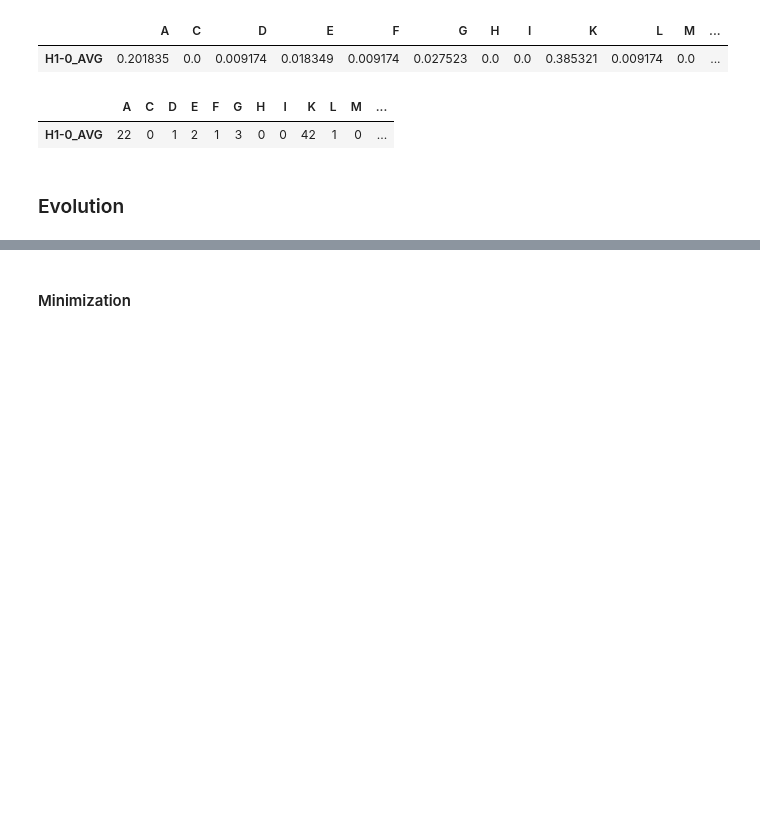
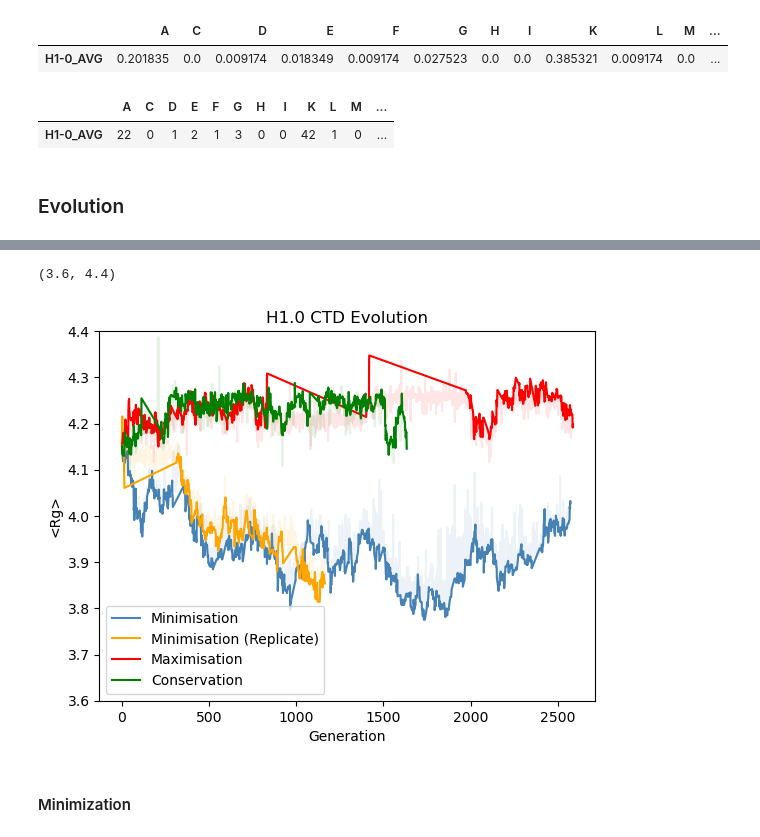
Before and after one commit to frederikespersen/OrthoIDP, a Jupyter notebook: exp/idpevo_h1-0/idpevo_h1-0.ipynb, the cells around one changed output, grey strips where cells are left out. Cells and saved outputs as stored; diff of their text form; code cells hidden in the pictures; blank space fills up the shorter version.

```diff
--- a/exp/idpevo_h1-0/idpevo_h1-0.ipynb
+++ b/exp/idpevo_h1-0/idpevo_h1-0.ipynb
@@ -95,2 +117,20 @@ freqs
+# %%
+# Plotting results
+plt.plot(minevo[minevo.mc].obs, label="Minimisation", c='steelblue')
+plt.plot(minevo.obs, alpha=0.1, c='steelblue')
+plt.plot(minevo_rep[minevo_rep.mc].obs, label="Minimisation (Replicate)", c='orange')
+plt.plot(minevo_rep.obs, alpha=0.1, c='orange')
+plt.plot(maxevo[maxevo.mc].obs, label="Maximisation", c='red')
+plt.plot(maxevo.obs, alpha=0.1, c='red')
+plt.plot(consevo[consevo.mc].obs, label="Conservation", c='green')
+plt.plot(consevo.obs, alpha=0.1, c='green')
+plt.xlabel("Generation")
+plt.ylabel("<Rg>")
+plt.title("H1.0 CTD Evolution")
+plt.legend()
+plt.ylim(3.6,4.4)
+# %% [output]
+(3.6, 4.4)
+[figure, added]
 # %% [markdown]
 #### Minimization
```
Also changed, not shown: parts of 10 cells of this notebook.
